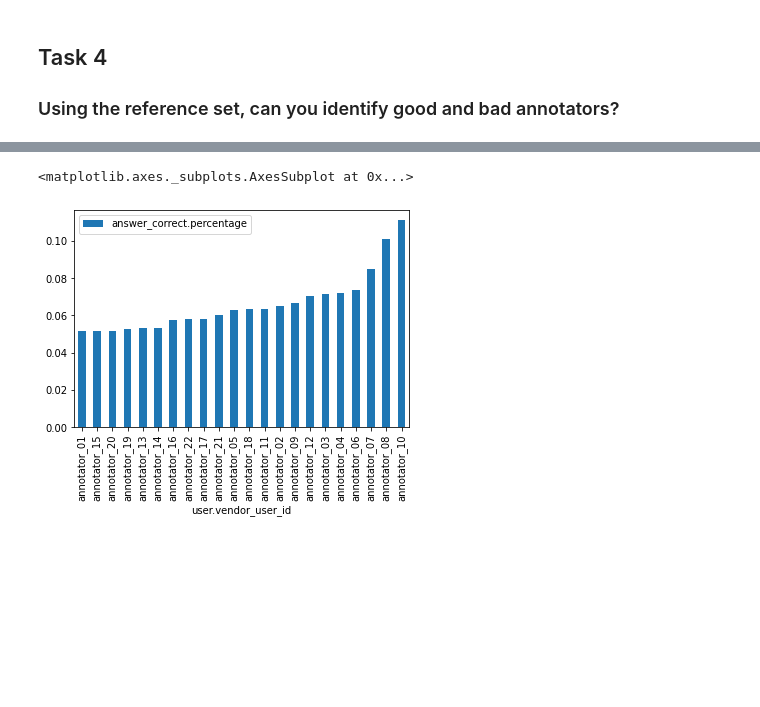
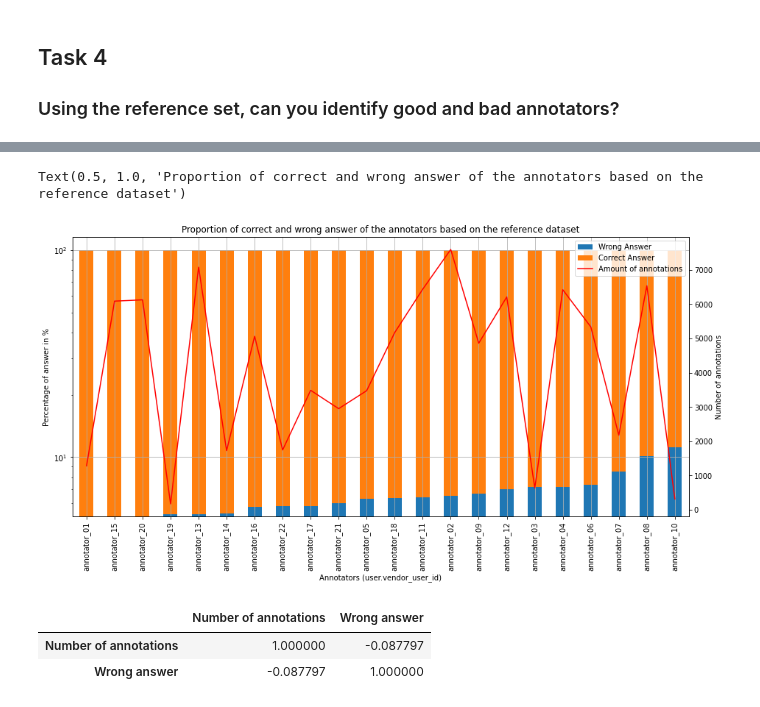
Before and after one commit to davidhoof/quality-match-homework, a Jupyter notebook: QualityMatchHomework.ipynb, the cells around one changed output, grey strips where cells are left out. Cells and saved outputs as stored; diff of their text form; code cells hidden in the pictures; blank space fills up the shorter version.

```diff
--- a/QualityMatchHomework.ipynb
+++ b/QualityMatchHomework.ipynb
@@ -340,6 +373,36 @@ df_annotators.head()
-# %%
-# df_annotators[df_annotators['answer_correct'] == True].set_index('user.vendor_user_id').sort_values(by='answer_correct.percentage',ascending=True).plot.bar()
-df_annotators[df_annotators['answer_correct'] == False].set_index('user.vendor_user_id').sort_values(by='answer_correct.percentage',ascending=True).plot.bar()
-# %% [output]
-<matplotlib.axes._subplots.AxesSubplot at 0x...>
-[figure, removed]
+# %%
+def map_labels(ax, ax2, mapping):
+  lines, labels = ax.get_legend_handles_labels()
+  lines2, labels2 = ax2.get_legend_handles_labels()
+
+  return lines + lines2, map(lambda x: label_mapping[x],(labels + labels2))
+# %%
+ax = df_annotators.unstack().sort_values(by=('answer_correct.percentage',True), ascending=False).plot.bar(stacked=True,logy=True, figsize=(15,7), ylabel="Percentage of answer in %", legend=False)
+annotators_correct_answer_sorted_list = df_annotators.unstack().sort_values(by=('answer_correct.percentage',True), ascending=False).index.tolist()
+ax2=df['user.vendor_user_id'].value_counts(sort=True).reindex(annotators_correct_answer_sorted_list).plot(ax=ax, rot=90, grid=True, secondary_y=True,color='red',legend=False)
+
+ax.set_xlabel("Annotators (user.vendor_user_id)")
+ax2.set_ylabel("Number of annotations")
+
+label_mapping = {
+    '(answer_correct.percentage, False)': 'Wrong Answer',
+    '(answer_correct.percentage, True)': 'Correct Answer',
+    'user.vendor_user_id (right)': 'Amount of annotations'
+  }
+
+ax2.legend(*map_labels(ax, ax2, label_mapping), loc=0)
+ax.set_title("Proportion of correct and wrong answer of the annotators based on the reference dataset")
+# %% [output]
+Text(0.5, 1.0, 'Proportion of correct and wrong answer of the annotators based on the reference dataset')
+[figure, added]
+# %%
+corr=pd.concat(
+    [df['user.vendor_user_id'].value_counts(sort=True).reindex(annotators_correct_answer_sorted_list),
+     df_annotators.unstack().sort_values(by=('answer_correct.percentage',True), ascending=False)],
+     axis=1
+)[['user.vendor_user_id',('answer_correct.percentage', False)]].rename(columns={'user.vendor_user_id':'Number of annotations',('answer_correct.percentage', False):'Wrong answer'}).corr()
+corr.style.background_gradient(cmap='coolwarm')
+# %% [output]
+|  | Number of annotations | Wrong answer |
+| Number of annotations | 1.000000 | -0.087797 |
+| Wrong answer | -0.087797 | 1.000000 |
```
Also changed, not shown: parts of 27 cells of this notebook.
